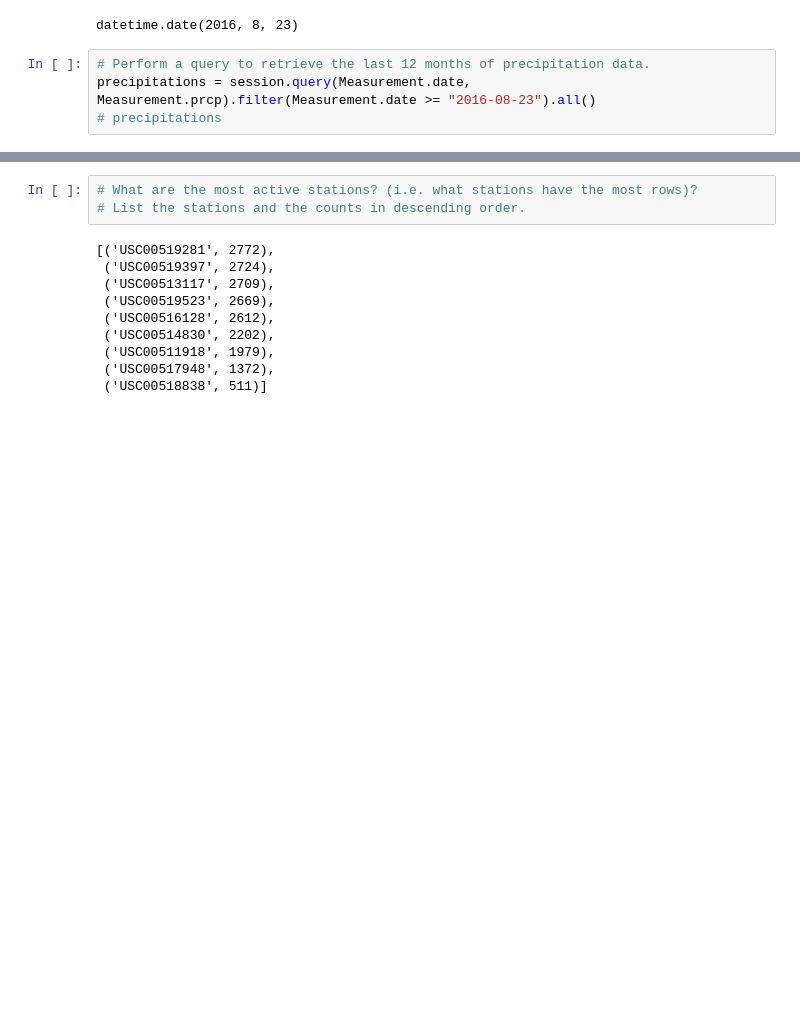
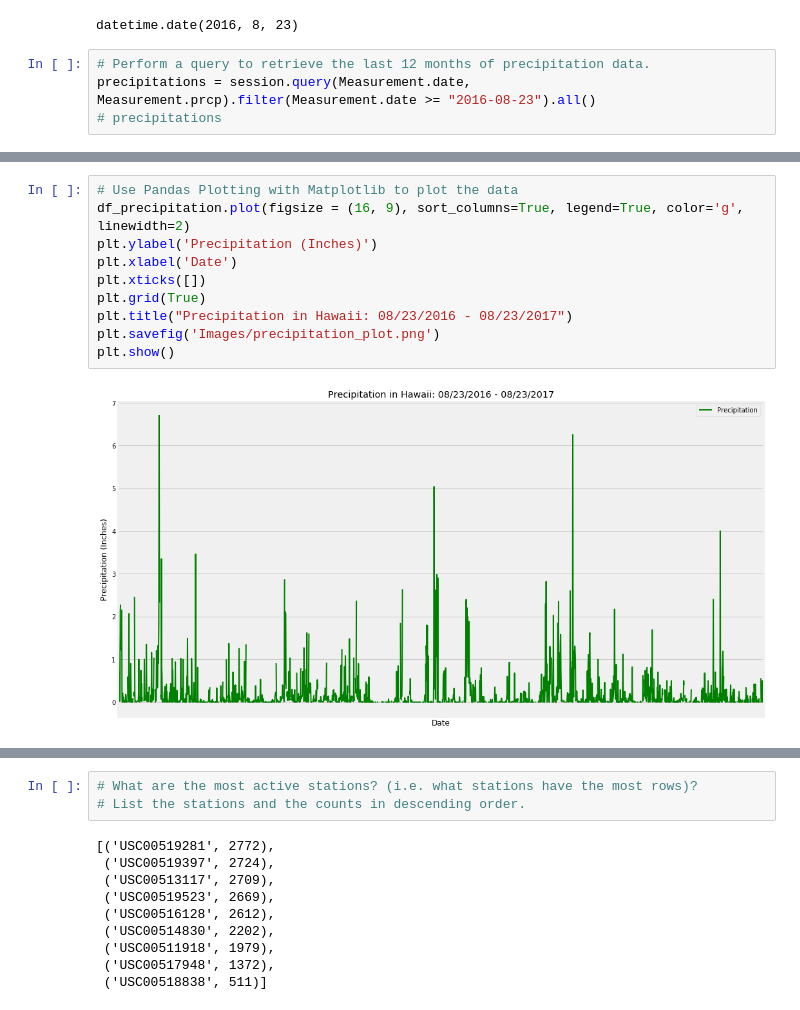
Before and after one commit to ZGrinacoff/Advanced-Data-Storage-and-Retrieval-Surfs-Up, a Jupyter notebook: climate_analysis.ipynb, the cells around one changed output, grey strips where cells are left out. Saved outputs shown, nothing was run; the diff lists cells and outputs as text; blank space fills up the shorter version.

```diff
--- a/climate_analysis.ipynb
+++ b/climate_analysis.ipynb
@@ -100,4 +100,16 @@ df_precipitation.head()
 | 2016-08-23 | 1.79 |
 | 2016-08-23 | 0.05 |
 | 2016-08-23 | 0.15 |
+# %%
+# Use Pandas Plotting with Matplotlib to plot the data
+df_precipitation.plot(figsize = (16, 9), sort_columns=True, legend=True, color='g', linewidth=2)
+plt.ylabel('Precipitation (Inches)')
+plt.xlabel('Date')
+plt.xticks([])
+plt.grid(True)
+plt.title("Precipitation in Hawaii: 08/23/2016 - 08/23/2017")
+plt.savefig('Images/precipitation_plot.png')
+plt.show()
+# %% [output]
+[figure, added]
 # %%
```
Also changed, not shown: parts of 6 cells of this notebook.
